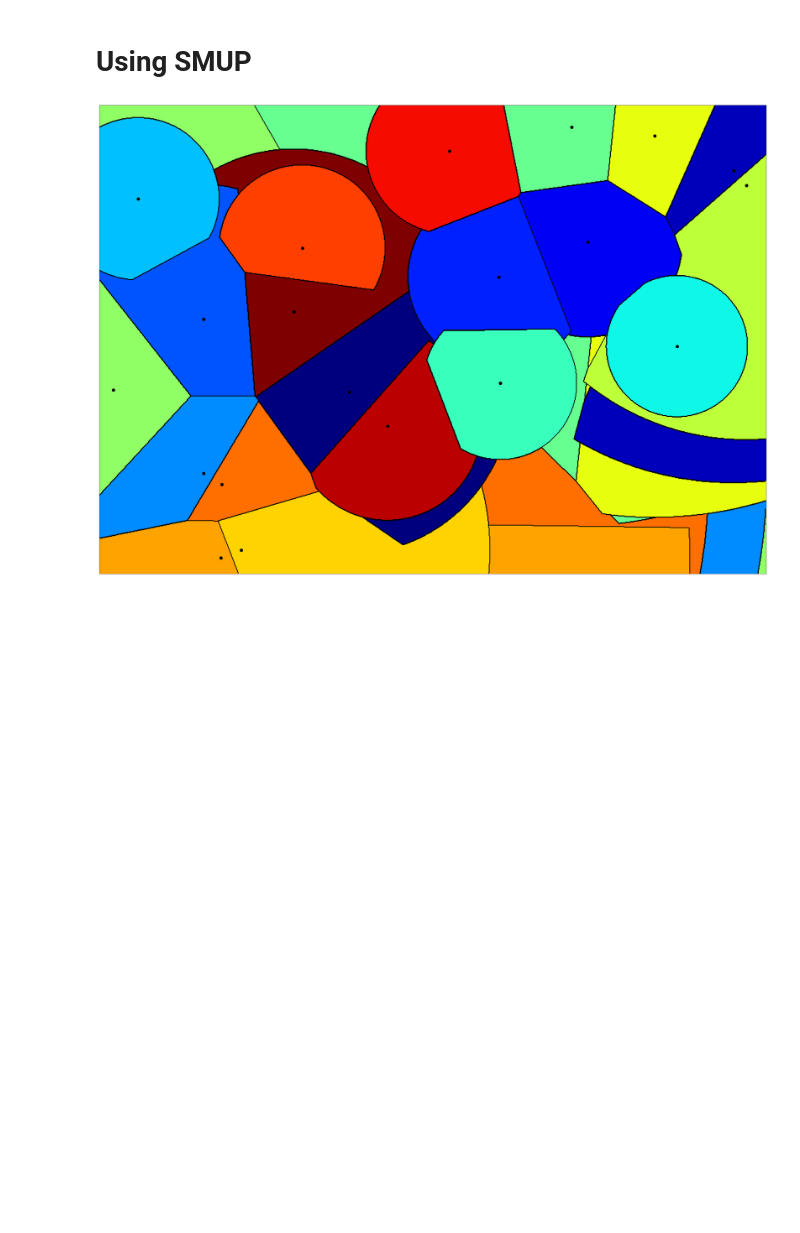
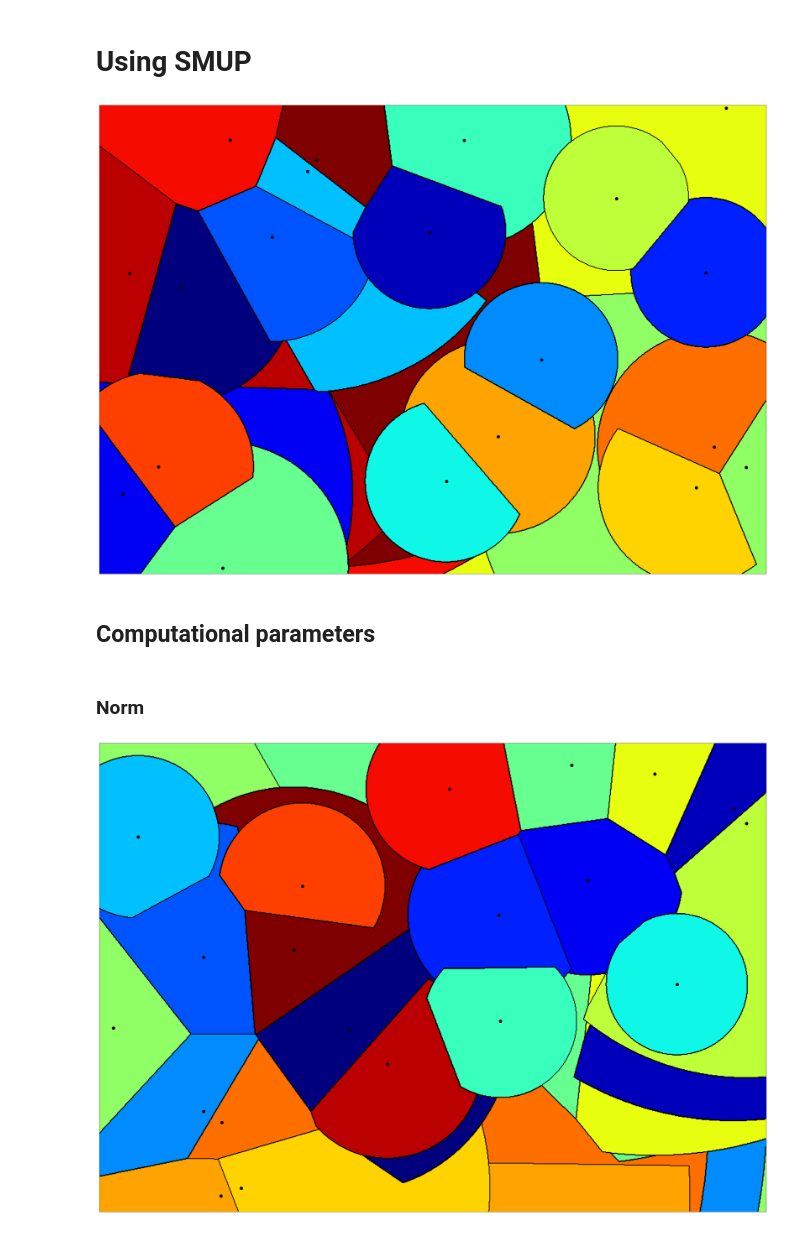
Before and after one commit to balouf/smup, a Jupyter notebook: docs/use.ipynb, the cells around one changed output. Saved outputs shown, nothing was run; the diff lists cells and outputs as text; code cells hidden in the pictures; blank space fills up the shorter version.

```diff
--- a/docs/use.ipynb
+++ b/docs/use.ipynb
@@ -2,4 +2,13 @@
 # Using SMUP
 # %%
 from smup import Smup
+matcher = Smup()
+matcher.compute()
+matcher.display()
+# %% [output]
+[figure, added]
+# %% [markdown]
+## Computational parameters
+# %% [markdown]
+### Norm
 # %%
```
Also changed, not shown: parts of 18 cells of this notebook.
